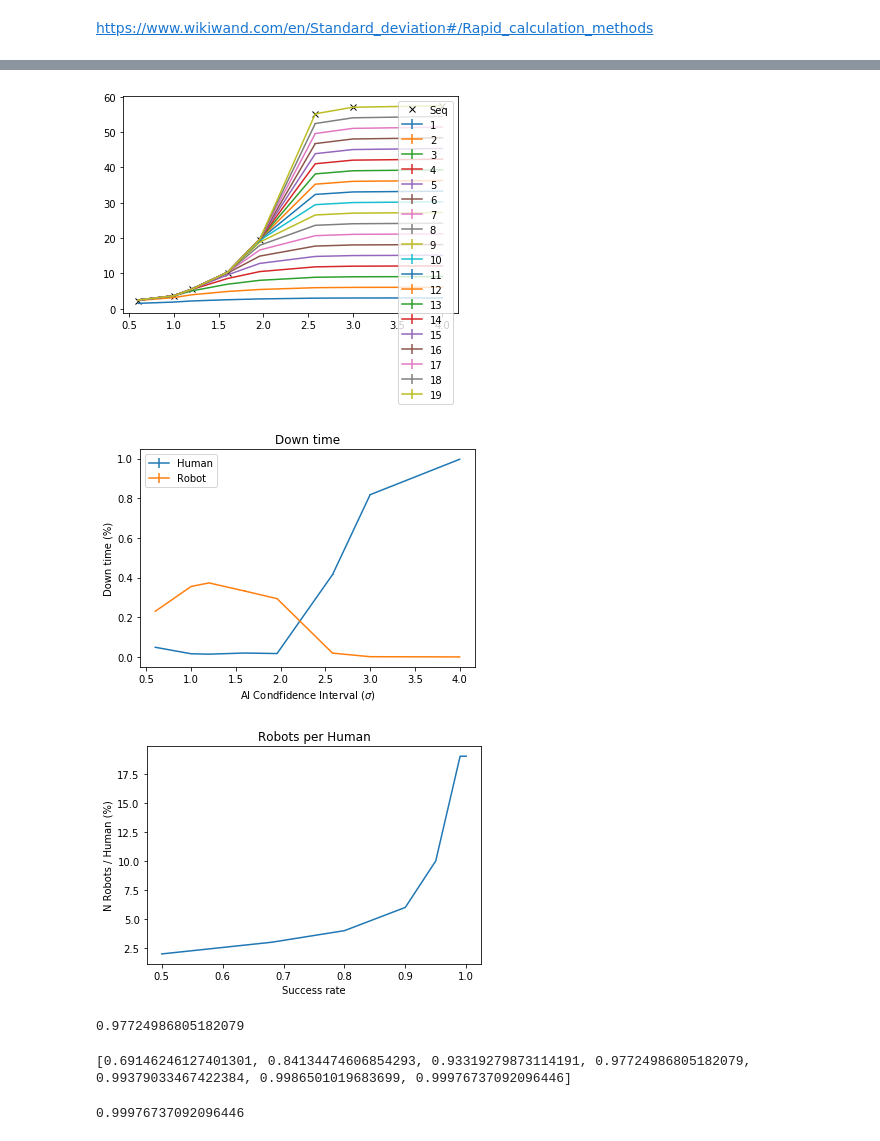
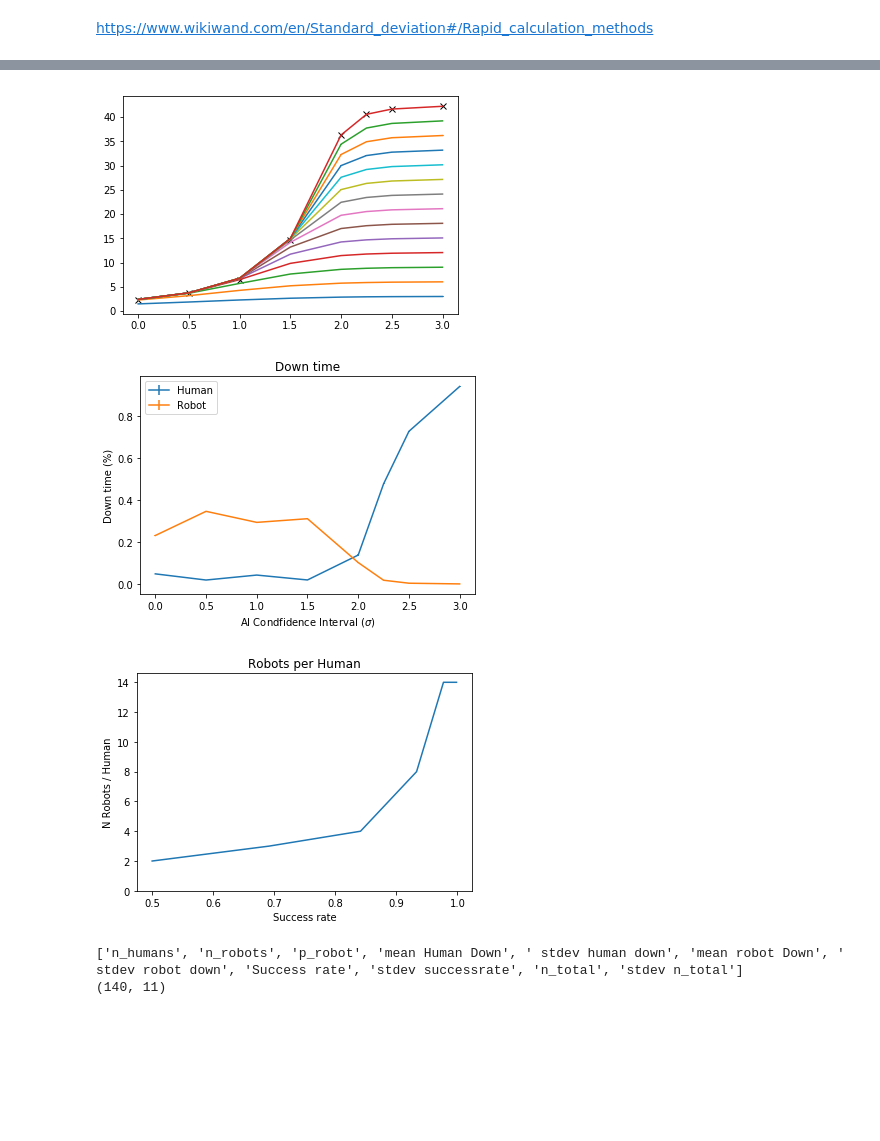
Before and after one commit to JeffreyILipton/SimulationOfFleet, a Jupyter notebook: Analysis.ipynb, the cells around one changed output, grey strips where cells are left out. Cells and saved outputs as stored; diff of their text form; code cells hidden in the pictures; blank space fills up the shorter version.

```diff
--- a/Analysis.ipynb
+++ b/Analysis.ipynb
@@ -285,54 +209,0 @@ plotThroughput(fulldata)
-# %%
-nbot = [2  ,3,4  ,6  ,10  ,19  ,19,19]
-x =    [0.6,1,1.2,1.6,1.96,2.58,3 ,4]
-time = 30*24*60
-selected = []
-for i in range(0,8):
-    n_robot = nbot[i]
-
-    point = (n_robot-1)*8+i
-    selected.append( fulldata[point] )
-    #print(data[point])
-
-nd = np.array(selected)
-plt.figure(1)
-
-
-for n_robot in range(0,19):
-    time = 30*24*60
-    start = n_robot*8
-    stop = start+8
-    x = fulldata[start:stop,2]
-    x = [0.6,1   ,1.2,1.6,1.96,2.58,3    ,4]
-    #x=list(range(0,8))
-    y1 = fulldata[start:stop,9]/time
-    std1 = fulldata[start:stop,10]/time
-    num_bot = int(fulldata[start,1])
-    #plt.plot(x,y1,label = f'{num_bot}')
-    plt.errorbar(x,y1,yerr = std1,label = f'{num_bot}')
-
-plt.plot(x,nd[:,9]/time,'kx',label = 'Seq',)
-plt.legend()
-
-
-plt.figure(2)
-plt.errorbar(x,nd[:,3],yerr=nd[:,4],label='Human')
-plt.errorbar(x,nd[:,5],yerr=nd[:,6],label='Robot')
-plt.title('Down time')
-plt.xlabel(r'AI Condfidence Interval ($\sigma$)')
-plt.ylabel('Down time (%)')
-plt.legend()
-plt.show()
-
-ps = [0.5,0.68,0.8,0.9,0.95,0.99,0.997,0.99994]
-
-plt.figure(3)
-plt.plot(ps,nbot)
-plt.title('Robots per Human')
-plt.xlabel(r'Success rate')
-plt.ylabel('N Robots / Human')
-plt.show()
-# %% [output]
-[figure, removed]
-[figure, removed]
-[figure, removed]
@@ -346,4 +209,0 @@ def Phi(z):
-# %%
-Phi(2)
-# %% [output]
-0.97724986805182079
@@ -356,8 +210,7 @@ z = [Phi(x) for x in y]
-# %%
-print(z)
-# %% [output]
-[0.69146246127401301, 0.84134474606854293, 0.93319279873114191, 0.97724986805182079, 0.99379033467422384, 0.9986501019683699, 0.99976737092096446]
-# %%
-Phi(3.5)
-# %% [output]
-0.99976737092096446
+# %%
+nbot = [2  ,3,4  ,8  ,14  ,14  ,14,14]
+plotSeqThroughpout(nbot,fulldata,x)
+# %% [output]
+[figure, added]
+[figure, added]
+[figure, added]
@@ -363,0 +219,5 @@ Phi(3.5)
+# %%
+fulldata = processDataFile(filename)
+# %% [output]
+['n_humans', 'n_robots', 'p_robot', 'mean Human Down', ' stdev human down', 'mean robot Down', ' stdev robot down', 'Success rate', 'stdev successrate', 'n_total', 'stdev n_total']
+(140, 11)
```
Also changed, not shown: parts of 35 cells of this notebook, 5 other files.
